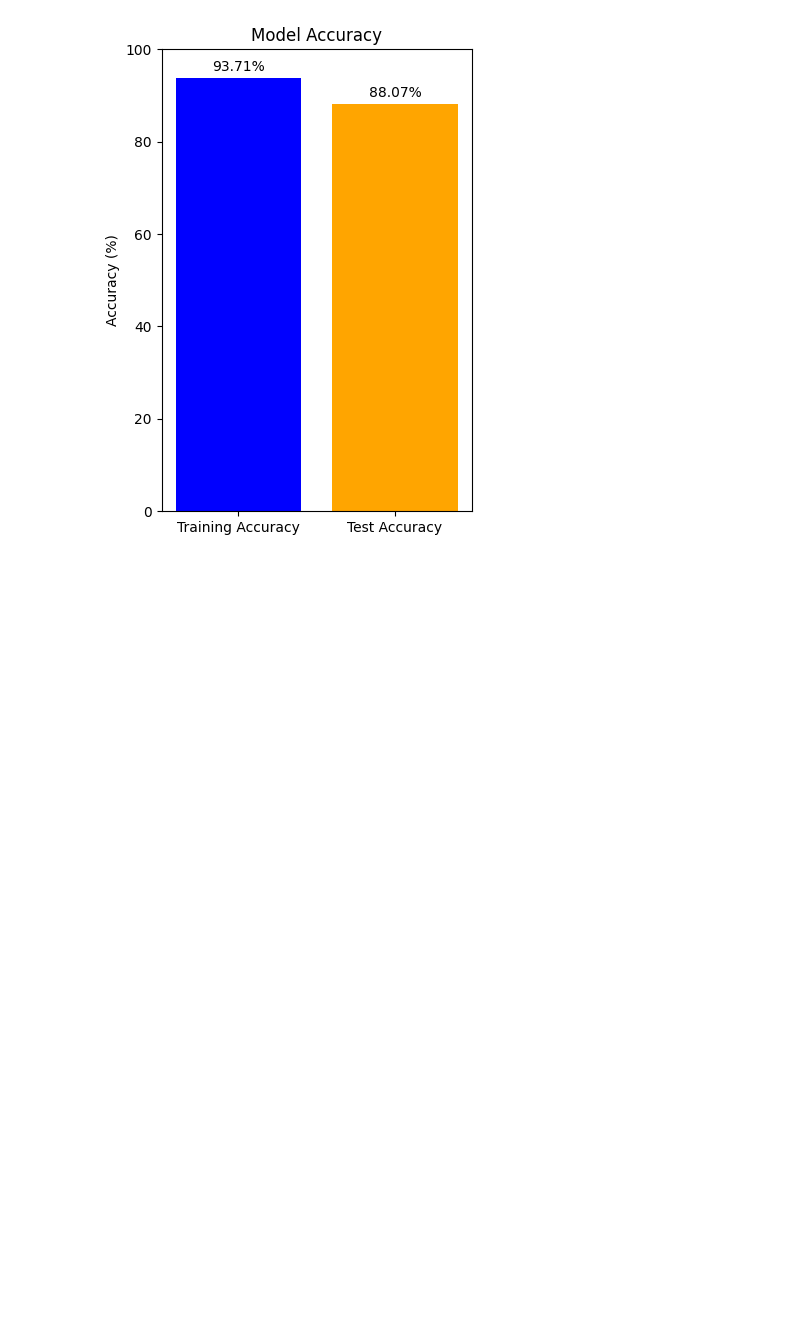
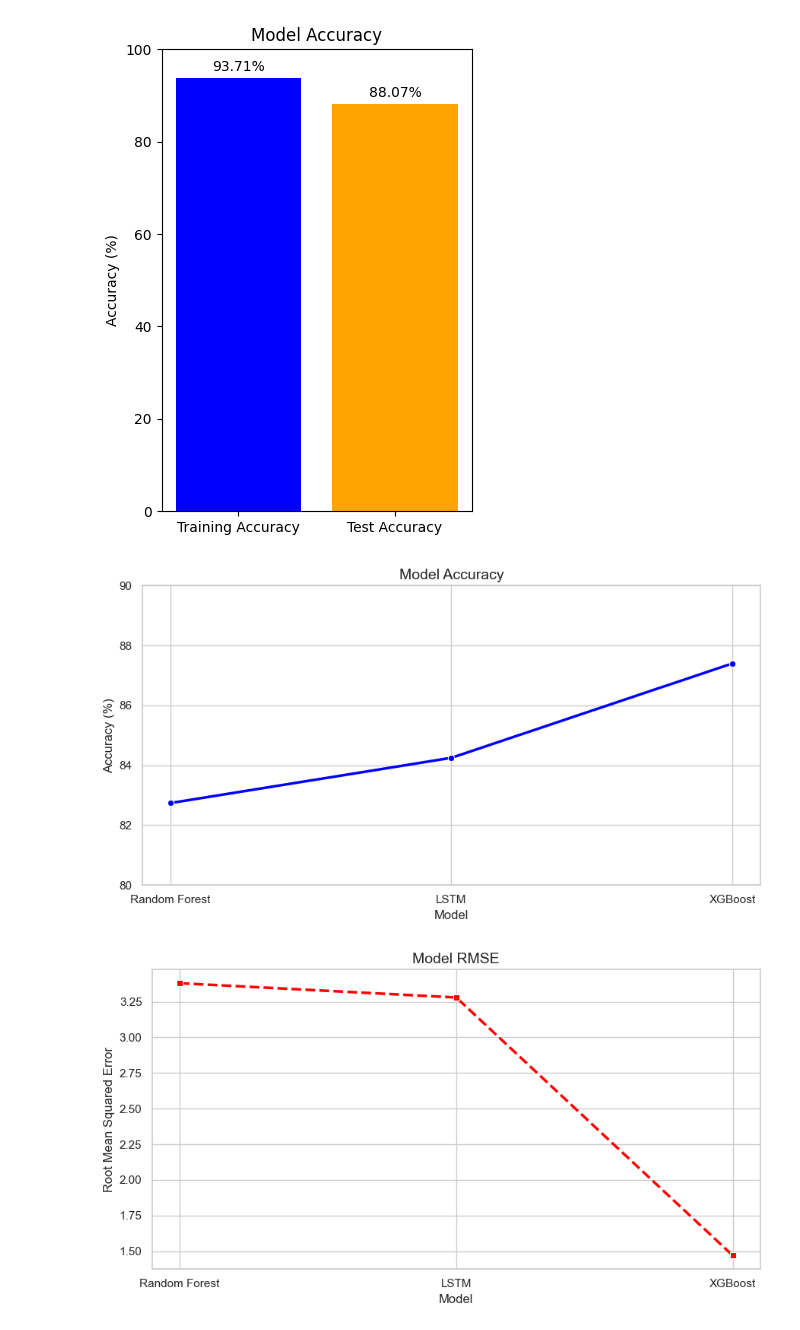
Before and after one commit to adisayanbose/final_year_project, a Jupyter notebook: model.ipynb, the cells around one changed output. Drawn from its saved outputs; the diff is of its cells as text; code cells hidden in the pictures; blank space fills up the shorter version.

```diff
--- a/model.ipynb
+++ b/model.ipynb
@@ -371,3 +371,40 @@ plt.ylim(0, 100)  # Set y-axis from 0% to 100%
 plt.show()
 # %% [output]
 [figure]
+# %%
+import matplotlib.pyplot as plt
+import seaborn as sns
+import pandas as pd
+
+# Data
+data = {
+    'Model': ['Random Forest', 'LSTM', 'XGBoost'],
+    'Accuracy': [82.74, 84.25, 87.4],
+    'RMSE': [3.38, 3.28, 1.47]
+}
+df = pd.DataFrame(data)
+
+# Seaborn style
+sns.set(style="whitegrid")
+
+# Plot 1: Accuracy Line Plot
+plt.figure(figsize=(9, 5))
+sns.lineplot(data=df, x='Model', y='Accuracy', marker='o', linewidth=2.5, color='blue')
+plt.title('Model Accuracy', fontsize=14)
+plt.ylabel('Accuracy (%)')
+plt.ylim(80, 90)
+plt.grid(True)
+plt.tight_layout()
+plt.show()
+
+# Plot 2: RMSE Line Plot
+plt.figure(figsize=(9, 5))
+sns.lineplot(data=df, x='Model', y='RMSE', marker='s', linewidth=2.5, linestyle='--', color='red')
+plt.title('Model RMSE', fontsize=14)
+plt.ylabel('Root Mean Squared Error')
+plt.grid(True)
+plt.tight_layout()
+plt.show()
+# %% [output]
+[figure, added]
+[figure, added]
```
Also changed, not shown: parts of 2 cells of this notebook, 16 other files.
